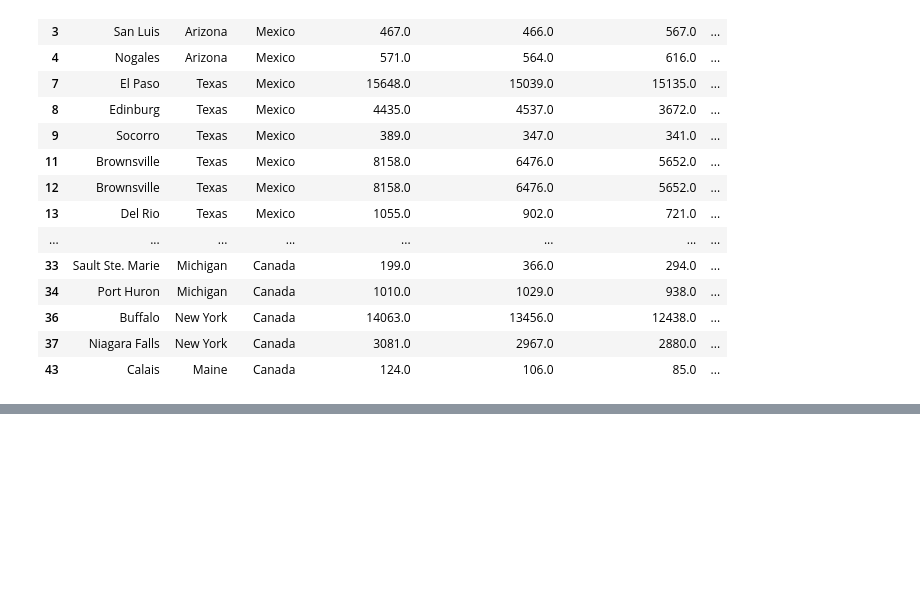
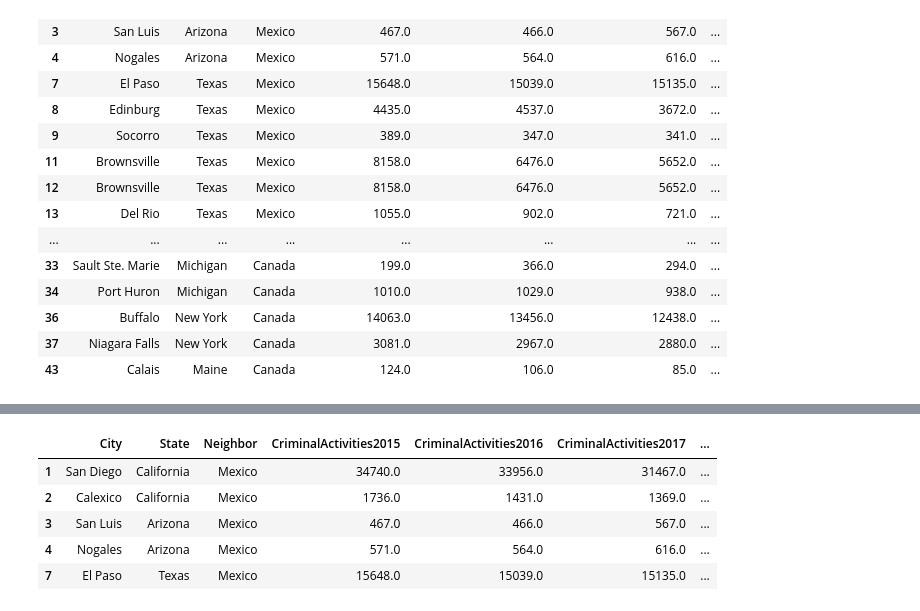
Before and after one commit to Drakensberge/crime_rates_data_commons, a Jupyter notebook: CrimeRates.ipynb, the cells around one changed output, grey strips where cells are left out. Saved outputs shown, nothing was run; the diff lists cells and outputs as text; code cells hidden in the pictures; blank space fills up the shorter version.

```diff
--- a/CrimeRates.ipynb
+++ b/CrimeRates.ipynb
@@ -700,0 +680,13 @@ Does adding these variables into your model improve accuracy? Can you think of o
+# %%
+yr = ['2015', '2016', '2017']
+
+for y in yr:
+  cleaned['stat'+y] = (cleaned['LogCriminalActivities'+y] + 4.86)/(1.12*cleaned['LogPopulation'+y])
+cleaned.head()
+# %% [output]
+|  | City | State | Neighbor | CriminalActivities2015 | CriminalActivities2016 | CriminalActivities2017 | ... |
+| 1 | San Diego | California | Mexico | 34740.0 | 33956.0 | 31467.0 | ... |
+| 2 | Calexico | California | Mexico | 1736.0 | 1431.0 | 1369.0 | ... |
+| 3 | San Luis | Arizona | Mexico | 467.0 | 466.0 | 567.0 | ... |
+| 4 | Nogales | Arizona | Mexico | 571.0 | 564.0 | 616.0 | ... |
+| 7 | El Paso | Texas | Mexico | 15648.0 | 15039.0 | 15135.0 | ... |
```
Also changed, not shown: parts of 23 cells of this notebook.
